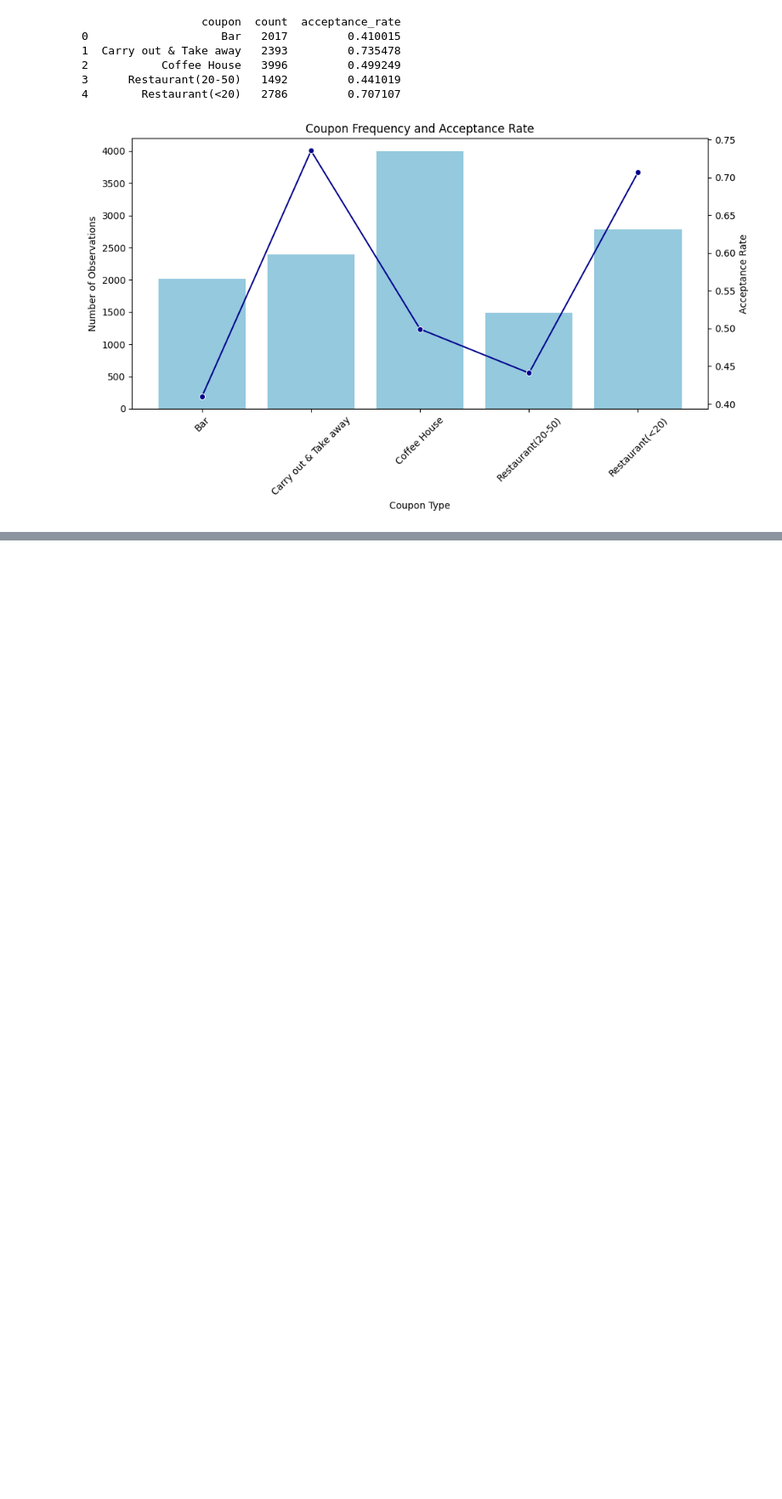
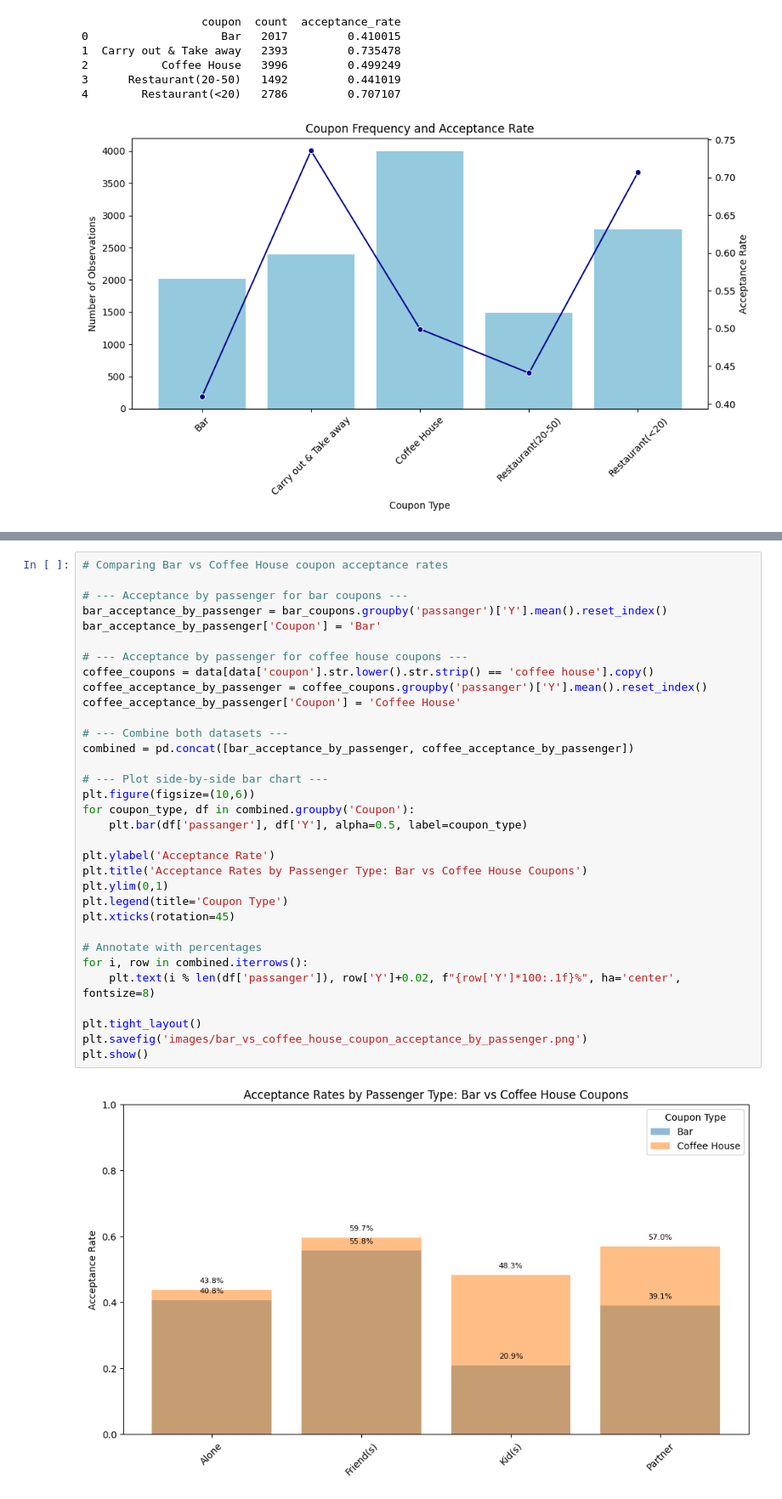
Before and after one commit to RohitKBhatnagar/CouponAcceptance, a Jupyter notebook: CouponAcceptance.ipynb, the cells around one changed output, grey strips where cells are left out. Shown at 85% size. Drawn from its saved outputs; the diff is of its cells as text; blank space fills up the shorter version.

```diff
--- a/CouponAcceptance.ipynb
+++ b/CouponAcceptance.ipynb
@@ -1311,0 +1399,35 @@ plt.show()
+# %%
+# Comparing Bar vs Coffee House coupon acceptance rates
+
+# --- Acceptance by passenger for bar coupons ---
+bar_acceptance_by_passenger = bar_coupons.groupby('passanger')['Y'].mean().reset_index()
+bar_acceptance_by_passenger['Coupon'] = 'Bar'
+
+# --- Acceptance by passenger for coffee house coupons ---
+coffee_coupons = data[data['coupon'].str.lower().str.strip() == 'coffee house'].copy()
+coffee_acceptance_by_passenger = coffee_coupons.groupby('passanger')['Y'].mean().reset_index()
+coffee_acceptance_by_passenger['Coupon'] = 'Coffee House'
+
+# --- Combine both datasets ---
+combined = pd.concat([bar_acceptance_by_passenger, coffee_acceptance_by_passenger])
+
+# --- Plot side-by-side bar chart ---
+plt.figure(figsize=(10,6))
+for coupon_type, df in combined.groupby('Coupon'):
+    plt.bar(df['passanger'], df['Y'], alpha=0.5, label=coupon_type)
+
+plt.ylabel('Acceptance Rate')
+plt.title('Acceptance Rates by Passenger Type: Bar vs Coffee House Coupons')
+plt.ylim(0,1)
+plt.legend(title='Coupon Type')
+plt.xticks(rotation=45)
+
+# Annotate with percentages
+for i, row in combined.iterrows():
+    plt.text(i % len(df['passanger']), row['Y']+0.02, f"{row['Y']*100:.1f}%", ha='center', fontsize=8)
+
+plt.tight_layout()
+plt.savefig('images/bar_vs_coffee_house_coupon_acceptance_by_passenger.png')
+plt.show()
+# %% [output]
+[figure, added]
```
Also changed, not shown: parts of 6 cells of this notebook, 4 other files.
